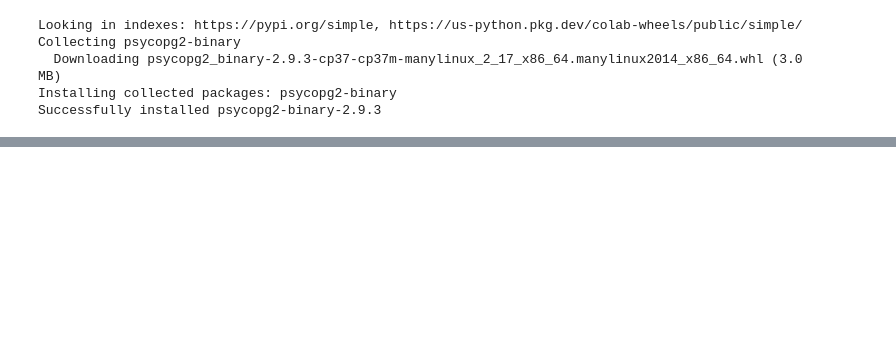
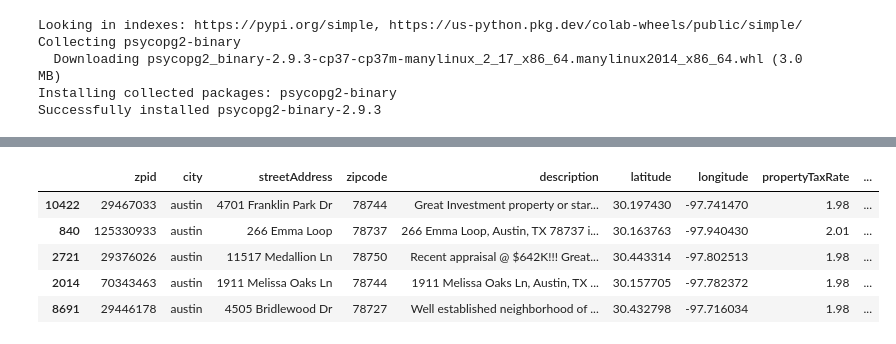
Before and after one commit to raneymjohnGit/Austin_TX_House_Listings, a Jupyter notebook: Jayan/Analysis/Demo_Going_from_Pandas_to_Heroku_SQL.ipynb, the cells around one changed output, grey strips where cells are left out. Cells and saved outputs as stored; diff of their text form; code cells hidden in the pictures; blank space fills up the shorter version.

```diff
--- a/Jayan/Analysis/Demo_Going_from_Pandas_to_Heroku_SQL.ipynb
+++ b/Jayan/Analysis/Demo_Going_from_Pandas_to_Heroku_SQL.ipynb
@@ -43,4 +44,26 @@ uploaded = files.upload()
 import io
 import pandas as pd
 
-df2 = pd.read_csv(io.BytesIO(uploaded['austinHousingDataRaw.csv']))
+df3 = pd.read_csv(io.BytesIO(uploaded['austinHousingDataRaw.csv']))
+# %%
+# For SQL join with price appreciation data, modify raw file for loading to sql
+pd.set_option('display.max_columns', None)
+
+# Strip day and hyphen from latest_saledate to mach appreciation data table
+df3['month_year'] = df3['latest_saledate'].str[:-3]
+
+# Add date column to sort for earliest and latest sale
+df3['latest_saledate_dt'] = pd.to_datetime(df3['latest_saledate'], format='%Y-%m-%d')
+df3.sort_values(by='latest_saledate_dt', inplace=True)
+# %%
+# Get earliest date
+df3.head()
+
+# Earliest date is 2018-01
+# %% [output]
+|  | zpid | city | streetAddress | zipcode | description | latitude | longitude | propertyTaxRate | ... |
+| 10422 | 29467033 | austin | 4701 Franklin Park Dr | 78744 | Great Investment property or star... | 30.197430 | -97.741470 | 1.98 | ... |
+| 840 | 125330933 | austin | 266 Emma Loop | 78737 | 266 Emma Loop, Austin, TX 78737 i... | 30.163763 | -97.940430 | 2.01 | ... |
+| 2721 | 29376026 | austin | 11517 Medallion Ln | 78750 | Recent appraisal @ $642K!!! Great... | 30.443314 | -97.802513 | 1.98 | ... |
+| 2014 | 70343463 | austin | 1911 Melissa Oaks Ln | 78744 | 1911 Melissa Oaks Ln, Austin, TX ... | 30.157705 | -97.782372 | 1.98 | ... |
+| 8691 | 29446178 | austin | 4505 Bridlewood Dr | 78727 | Well established neighborhood of ... | 30.432798 | -97.716034 | 1.98 | ... |
```
Also changed, not shown: parts of 3 cells of this notebook.
